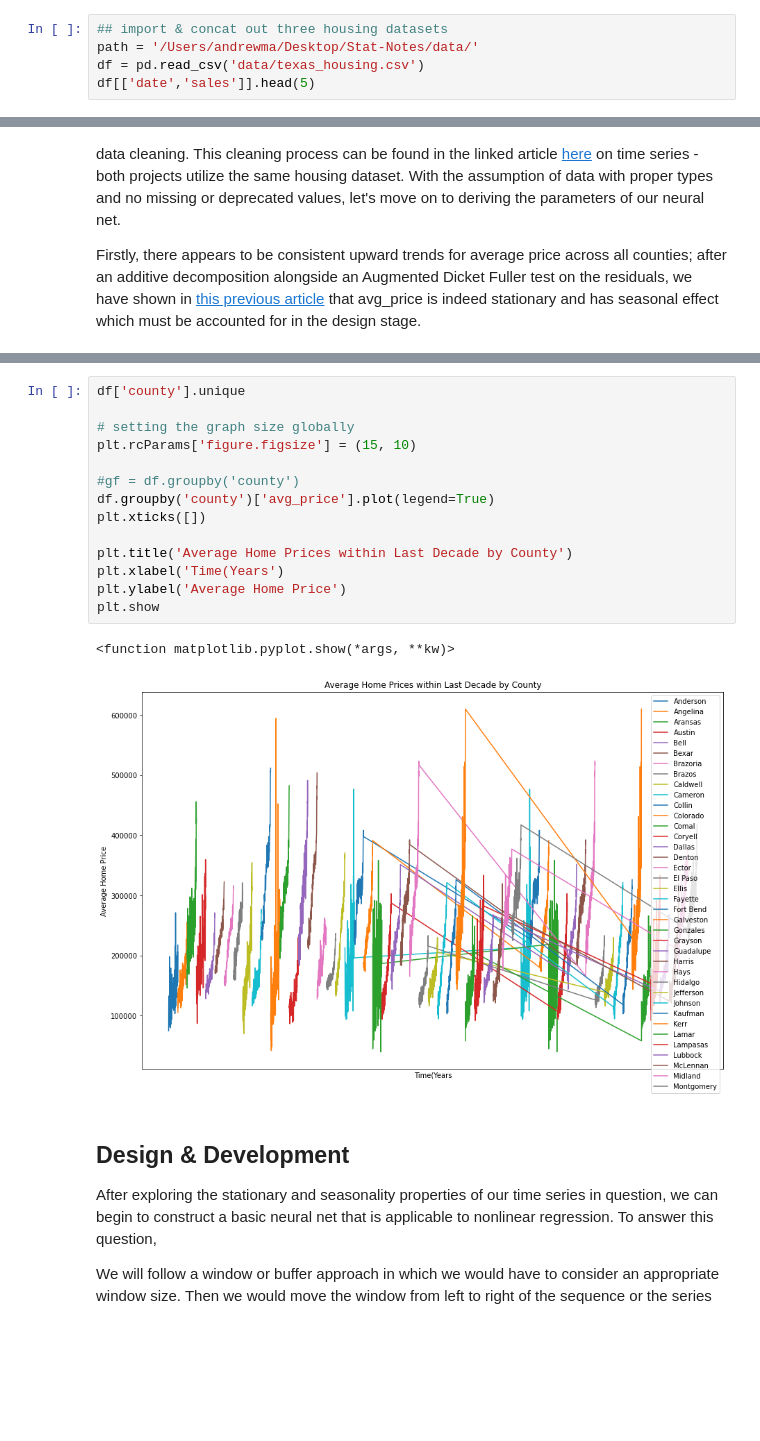
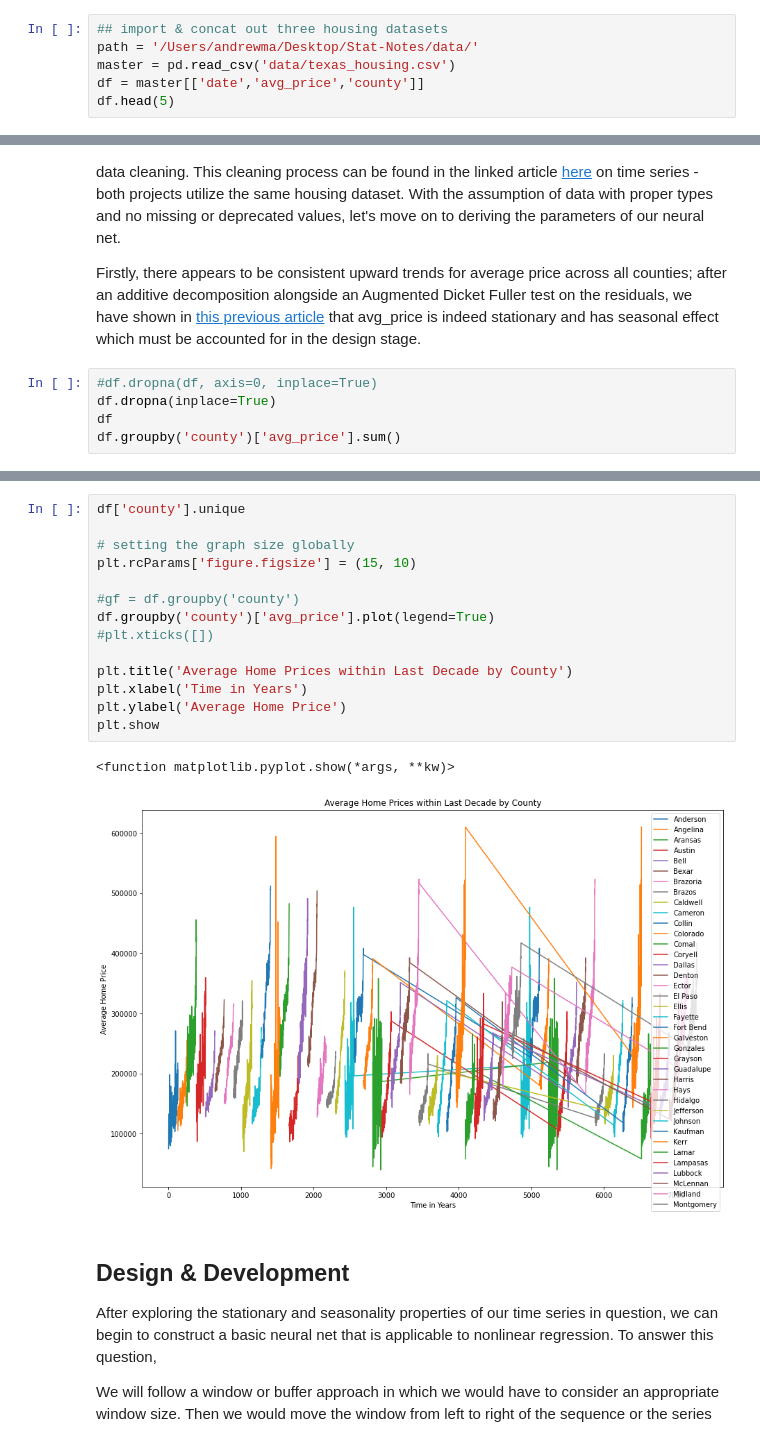
Before and after one commit to AndrewM1130/python-ml-projects, a Jupyter notebook: neural-net.ipynb, the cells around one changed output, grey strips where cells are left out. Saved outputs shown, nothing was run; the diff lists cells and outputs as text; blank space fills up the shorter version.

Commit message:
further data manipulation with SimpleImputer

```diff
--- a/neural-net.ipynb
+++ b/neural-net.ipynb
@@ -32,6 +38,7 @@ We will be using a dataset containing time indexed information on home sales in
 # %%
 ## import & concat out three housing datasets
 path = '/Users/andrewma/Desktop/Stat-Notes/data/'
-df = pd.read_csv('data/texas_housing.csv')
-df[['date','sales']].head(5)
+master = pd.read_csv('data/texas_housing.csv')
+df = master[['date','avg_price','county']]
+df.head(5)
 # %% [output]
@@ -47,3 +54,8 @@ df[['date','sales']].head(5)
 In the interests of time and length of this article, we will be glossing over much of the EDA & data cleaning. This cleaning process can be found in the linked article [here](statisticsandrew.wordpress.com) on time series - both projects utilize the same housing dataset. With the assumption of data with proper types and no missing or deprecated values, let's move on to deriving the parameters of our neural net.
 
 Firstly, there appears to be consistent upward trends for average price across all counties; after an additive decomposition alongside an Augmented Dicket Fuller test on the residuals, we have shown in [this previous article](statisticsandrew.wordpress.com) that avg_price is indeed stationary and has seasonal effect which must be accounted for in the design stage.
+# %%
+#df.dropna(df, axis=0, inplace=True)
+df.dropna(inplace=True)
+df
+df.groupby('county')['avg_price'].sum()
@@ -50,20 +80,20 @@ Firstly, there appears to be consistent upward trends for average price across a
 # %%
 df['county'].unique
 
 # setting the graph size globally
 plt.rcParams['figure.figsize'] = (15, 10)
 
 #gf = df.groupby('county')
 df.groupby('county')['avg_price'].plot(legend=True)
-plt.xticks([])
+#plt.xticks([])
 
 plt.title('Average Home Prices within Last Decade by County')
-plt.xlabel('Time(Years')
+plt.xlabel('Time in Years')
 plt.ylabel('Average Home Price')
 plt.show
 # %% [output]
 <function matplotlib.pyplot.show(*args, **kw)>
-[figure, old version]
+[figure, new version]
 # %% [markdown]
 ## Design & Development
 
```
Also changed, not shown: parts of 4 cells of this notebook.
